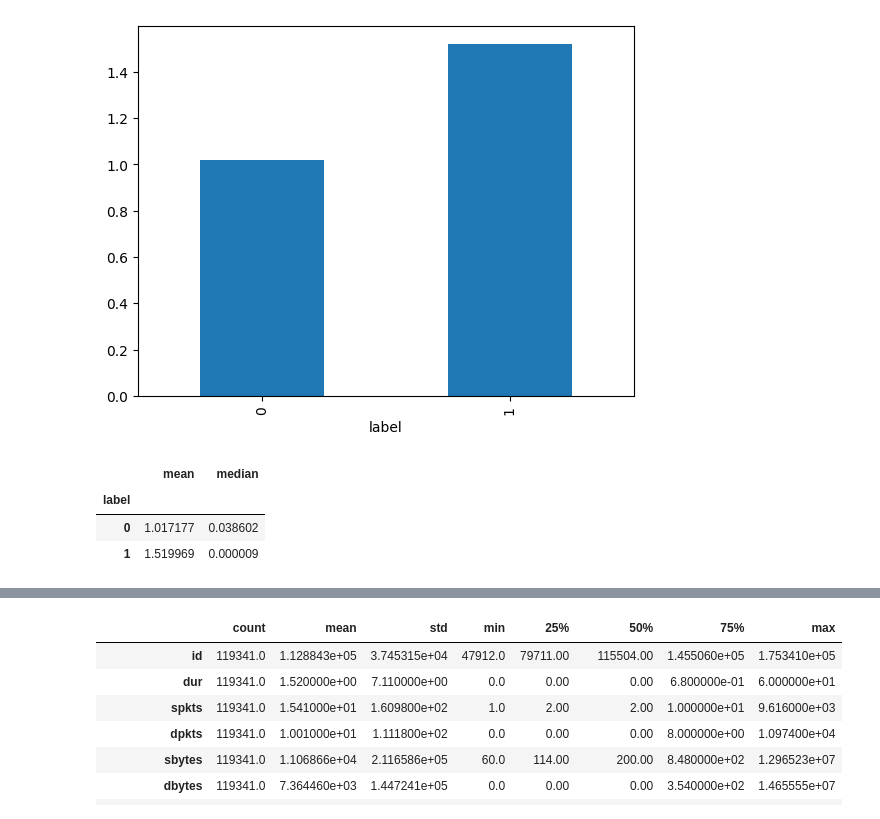
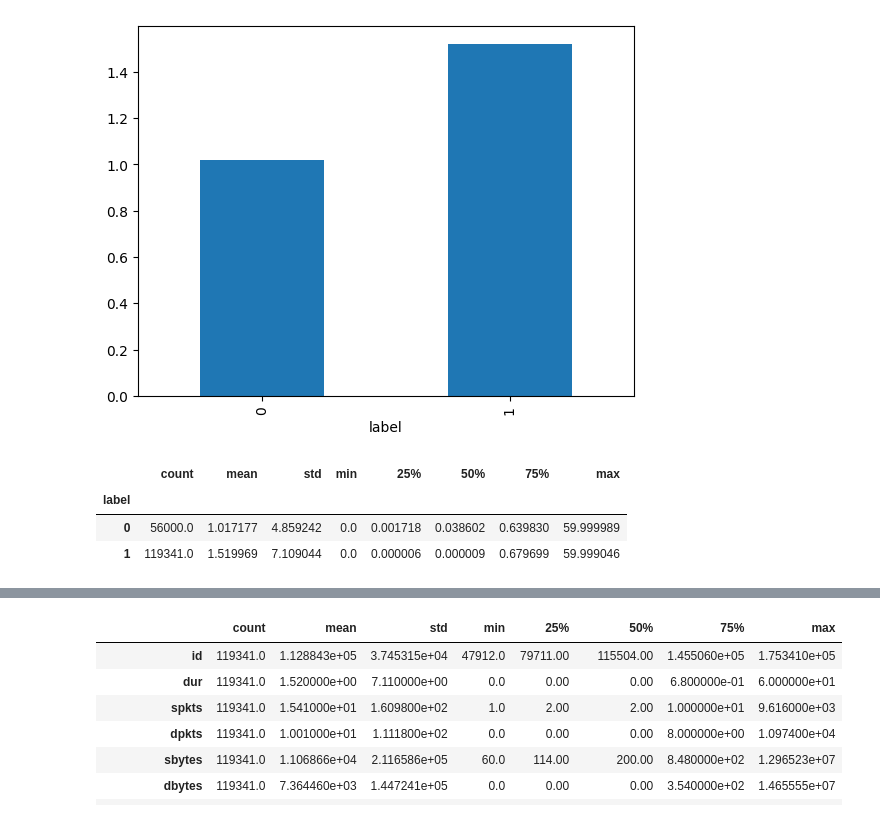
Before and after one commit to Ch3ddarr/dsb_capstone, a Jupyter notebook: 01_EDA.ipynb, the cells around one changed output, grey strips where cells are left out. Drawn from its saved outputs; the diff is of its cells as text; code cells hidden in the pictures.

```diff
--- a/01_EDA.ipynb
+++ b/01_EDA.ipynb
@@ -176,9 +177,9 @@ train.groupby('label')['dur'].mean().plot(kind='bar')
 [figure]
 # %%
 # Data can be misleading, we can see, according to median values, that actually non-malicious traffic goes for longer than malicious traffic
-train.groupby('label')['dur'].agg(['mean', 'median'])
+train.groupby('label')['dur'].describe() #.agg(['mean', 'median'])
 # %% [output]
-|  | mean | median |
-| label |  |  |
-| 0 | 1.017177 | 0.038602 |
-| 1 | 1.519969 | 0.000009 |
+|  | count | mean | std | min | 25% | 50% | 75% | max |
+| label |  |  |  |  |  |  |  |  |
+| 0 | 56000.0 | 1.017177 | 4.859242 | 0.0 | 0.001718 | 0.038602 | 0.639830 | 59.999989 |
+| 1 | 119341.0 | 1.519969 | 7.109044 | 0.0 | 0.000006 | 0.000009 | 0.679699 | 59.999046 |
```
Also changed, not shown: parts of 12 cells of this notebook.
